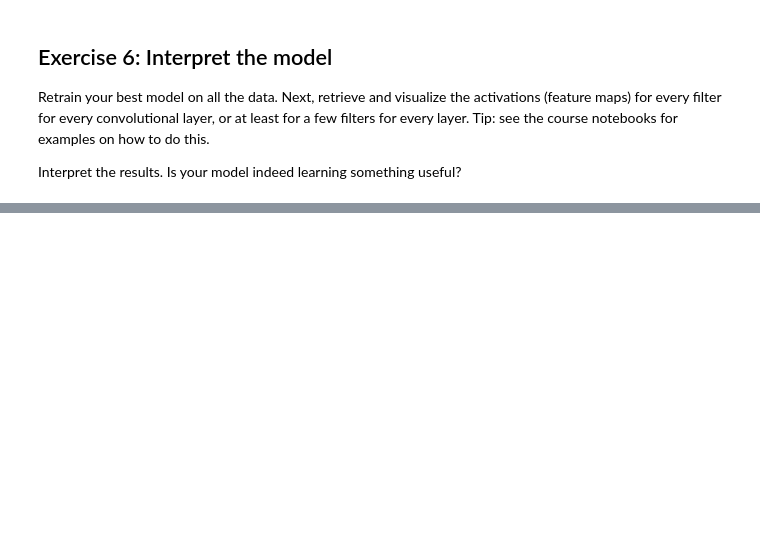
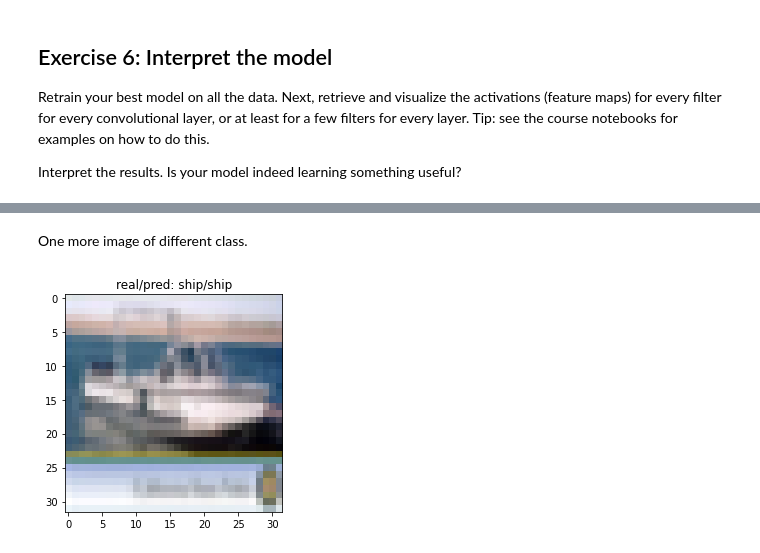
Before and after one commit to gekas145/tue-ml-course, a Jupyter notebook: labs/Lab 7a - Convolutional Neural Networks.ipynb, the cells around one changed output, grey strips where cells are left out. Saved outputs shown, nothing was run; the diff lists cells and outputs as text; code cells hidden in the pictures; blank space fills up the shorter version.

```diff
--- a/labs/Lab 7a - Convolutional Neural Networks.ipynb
+++ b/labs/Lab 7a - Convolutional Neural Networks.ipynb
@@ -611,0 +707,12 @@ Interpret the results. Is your model indeed learning something useful?
+# %% [markdown]
+One more image of different class.
+# %%
+idx = 155
+
+plt.imshow(Xr[idx])
+real_class = tf.math.argmax(y[idx]).numpy()
+pred_class = tf.math.argmax(model_vgg_reg_aug(Xr[idx][None, ...], training=False), axis=-1).numpy()[0]
+plt.title(f"real/pred: {cifar_classes[real_class]}/{cifar_classes[pred_class]}")
+plt.show()
+# %% [output]
+[figure, added]
```
Also changed, not shown: parts of 23 cells of this notebook.
